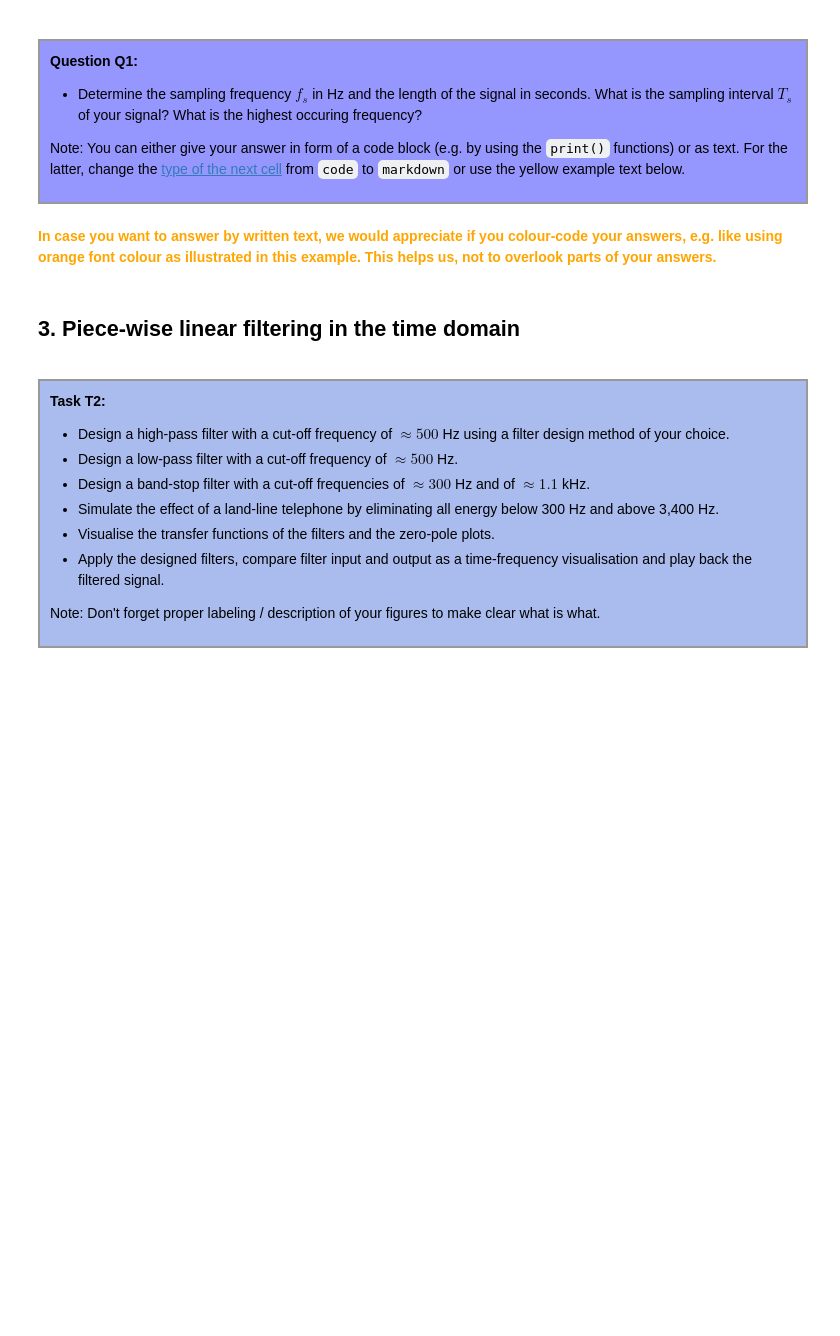
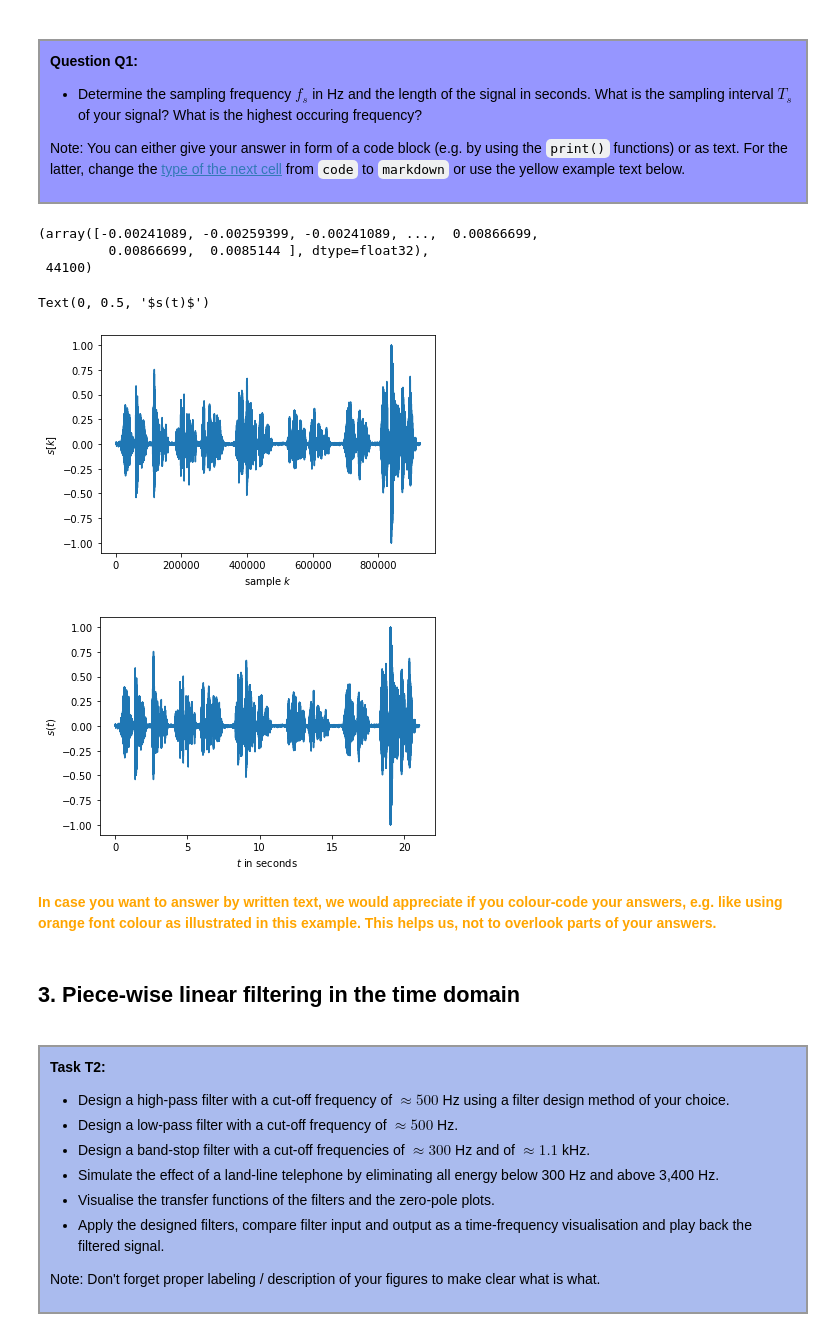
Before and after one commit to Karthikai-28/assignments, a Jupyter notebook: 103_speech_recognition_97937/com3502-4502-6502-programming-assignment1.ipynb, the cells around one changed output. Drawn from its saved outputs; the diff is of its cells as text; code cells hidden in the pictures; blank space fills up the shorter version.

Commit message:
Downloaded audio, analyzed, working part added for frequency shifting

```diff
--- a/103_speech_recognition_97937/com3502-4502-6502-programming-assignment1.ipynb
+++ b/103_speech_recognition_97937/com3502-4502-6502-programming-assignment1.ipynb
@@ -87,0 +105,9 @@ from scipy import signal           # filter designs (if not already imported)
+# %%
+# your code herex
+#
+# ...
+!curl https://staffwww.dcs.shef.ac.uk/people/S.Goetze/sound/speech.wav
+audio_data = "speech.wav"
+x , sr = librosa.load(audio_data)
+print(type(x), type(sr))#<class 'numpy.ndarray'> <class 'int'>print(x.shape, sr)#(94316,) 22050
+s,fs = sf.read(audio_data)
@@ -100,6 +135,27 @@ Note: You can either give your answer in form of a code block (e.g. by using the
 # Your answer here
 #
 # ...
+librosa.load(audio_data, sr=44100)
+# %% [output]
+(array([-0.00241089, -0.00259399, -0.00241089, ...,  0.00866699,
+         0.00866699,  0.0085144 ], dtype=float32),
+ 44100)
+# %%
+plt.figure(figsize=(6,4)) # create empty figure of size 6x4 inch
+plt.plot(s)
+plt.ylabel('$s[k]$')
+plt.xlabel('sample $k$')
+
+# optional we can create a matching time vector
+plt.figure(figsize=(6,4))
+t=np.linspace(0,len(s)/fs,len(s))
+plt.plot(t,s)
+plt.xlabel('$t$ in seconds')
+plt.ylabel('$s(t)$')
+# %% [output]
+Text(0, 0.5, '$s(t)$')
+[figure, added]
+[figure, added]
 # %% [markdown]
 <span style="font-weight:bold;color:orange">In case you want to answer by written text, we would appreciate if you  colour-code your answers, e.g. like using orange font colour as illustrated in this example. This helps us, not to overlook parts of your answers.</span>
 # %% [markdown]
```
Also changed, not shown: parts of 11 cells of this notebook.
